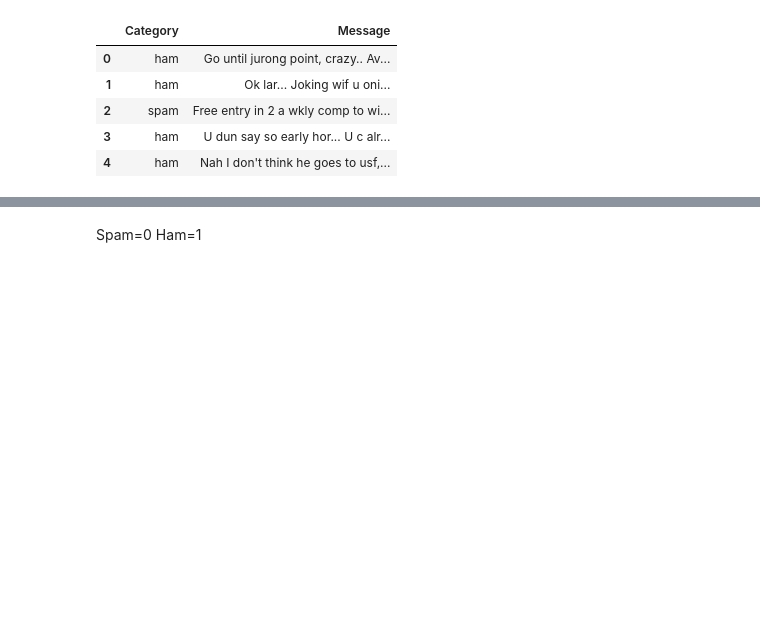
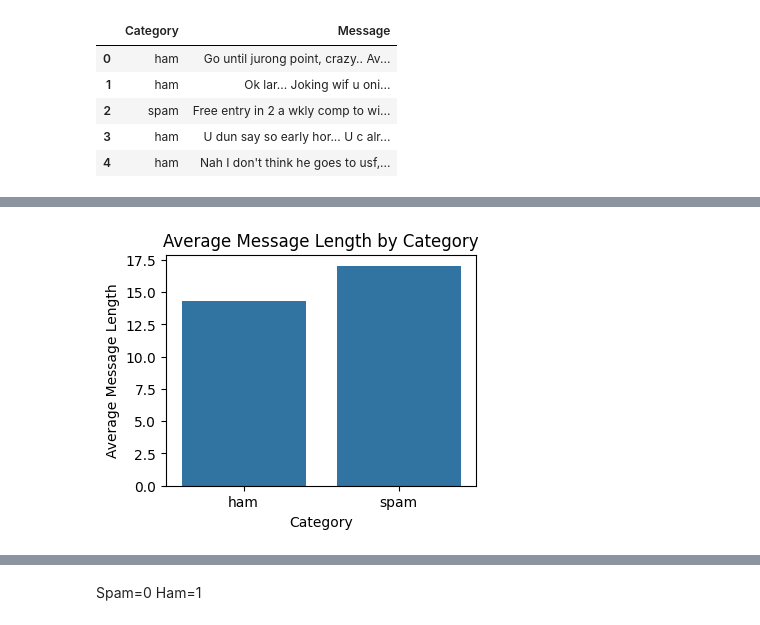
Before and after one commit to AJ-0504/SpamOrHamDetection, a Jupyter notebook: spam_or_ham.ipynb, the cells around one changed output, grey strips where cells are left out. Cells and saved outputs as stored; diff of their text form; code cells hidden in the pictures; blank space fills up the shorter version.

```diff
--- a/spam_or_ham.ipynb
+++ b/spam_or_ham.ipynb
@@ -45,3 +70,14 @@ mailData.head()
+# %%
+# Average message length for each category
+avg_length_by_category = mailData.groupby('Category')['message_length'].mean()
+plt.figure(figsize=(4, 3))
+sns.barplot(x=avg_length_by_category.index, y=avg_length_by_category.values)
+plt.title('Average Message Length by Category')
+plt.xlabel('Category')
+plt.ylabel('Average Message Length')
+plt.show()
+# %% [output]
+[figure, added]
 # %%
 mailData.shape#total rows and columns
 # %% [output]
```
Also changed, not shown: parts of 14 cells of this notebook.
